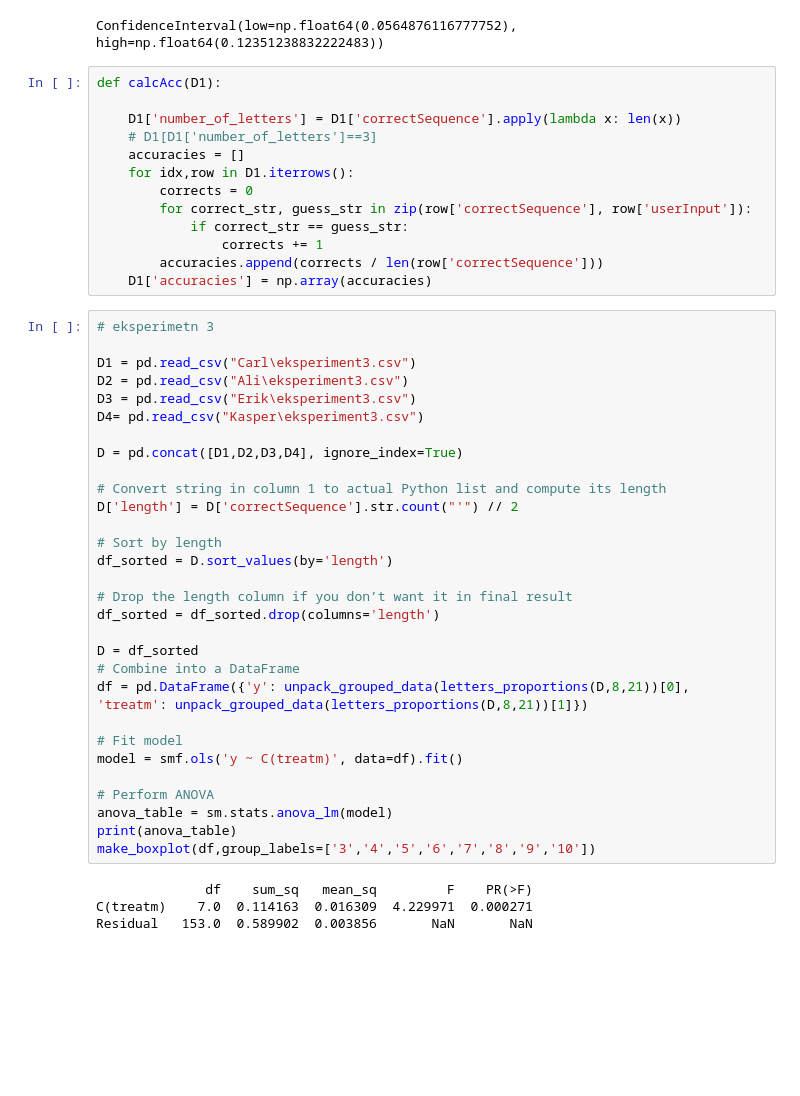
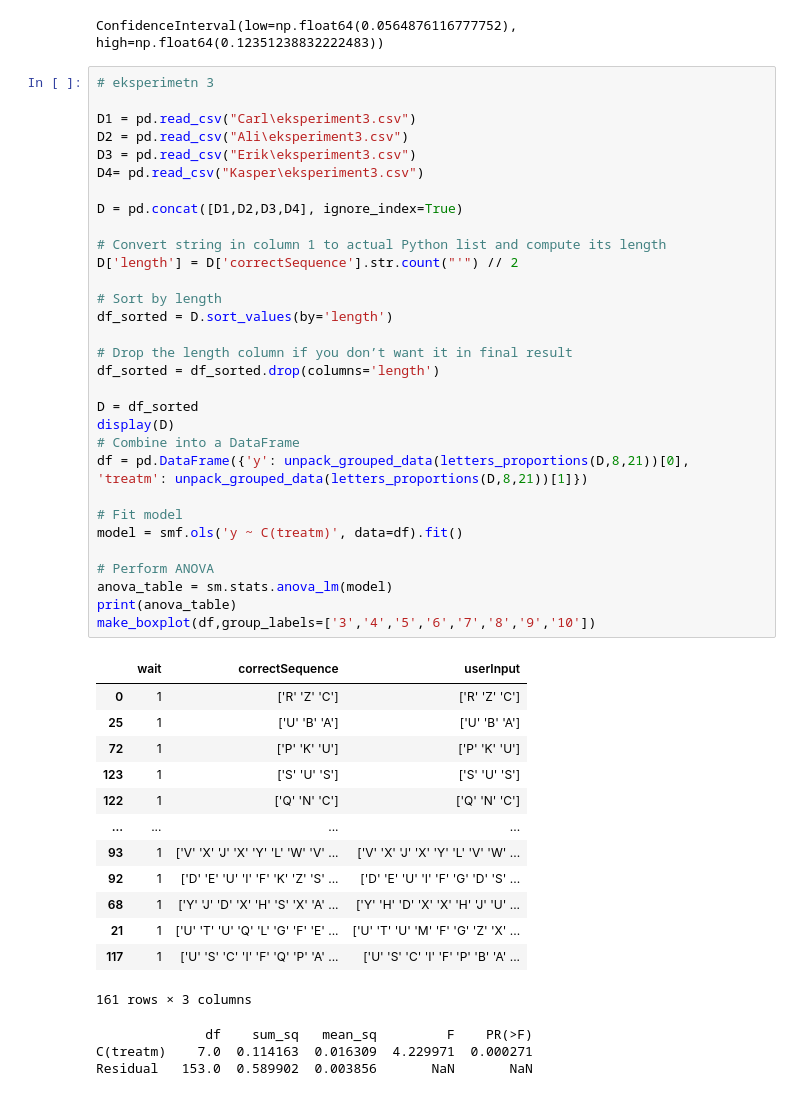
Before and after one commit to KasperKCarlsen/02464---Mini-Project-1, a Jupyter notebook: stats.ipynb, the cells around one changed output. Cells and saved outputs as stored; diff of their text form; blank space fills up the shorter version.

```diff
--- a/stats.ipynb
+++ b/stats.ipynb
@@ -288,53 +304,54 @@ stats.ttest_rel(work_false, work_true).confidence_interval(0.95)
 0.3607142857142857 0.27071428571428574
 T-statistic: 5.3576, p-value: 1.051120563996224e-06
 ConfidenceInterval(low=np.float64(0.0564876116777752), high=np.float64(0.12351238832222483))
-# %%
-def calcAcc(D1):
-
-    D1['number_of_letters'] = D1['correctSequence'].apply(lambda x: len(x))
-    # D1[D1['number_of_letters']==3]
-    accuracies = []
-    for idx,row in D1.iterrows():
-        corrects = 0
-        for correct_str, guess_str in zip(row['correctSequence'], row['userInput']):
-            if correct_str == guess_str:
-                corrects += 1
-        accuracies.append(corrects / len(row['correctSequence']))
-    D1['accuracies'] = np.array(accuracies)
 # %%
 # eksperimetn 3
 
 D1 = pd.read_csv("Carl\eksperiment3.csv")
 D2 = pd.read_csv("Ali\eksperiment3.csv")
 D3 = pd.read_csv("Erik\eksperiment3.csv")
 D4= pd.read_csv("Kasper\eksperiment3.csv")
 
 D = pd.concat([D1,D2,D3,D4], ignore_index=True)
 
 # Convert string in column 1 to actual Python list and compute its length
 D['length'] = D['correctSequence'].str.count("'") // 2
 
 # Sort by length
 df_sorted = D.sort_values(by='length')
 
 # Drop the length column if you don’t want it in final result
 df_sorted = df_sorted.drop(columns='length')
 
 D = df_sorted
+display(D)
 # Combine into a DataFrame
 df = pd.DataFrame({'y': unpack_grouped_data(letters_proportions(D,8,21))[0], 'treatm': unpack_grouped_data(letters_proportions(D,8,21))[1]})
 
 # Fit model
 model = smf.ols('y ~ C(treatm)', data=df).fit()
 
 # Perform ANOVA
 anova_table = sm.stats.anova_lm(model)
 print(anova_table)
 make_boxplot(df,group_labels=['3','4','5','6','7','8','9','10'])
 # %% [output]
+|  | wait | correctSequence | userInput |
+| 0 | 1 | ['R' 'Z' 'C'] | ['R' 'Z' 'C'] |
+| 25 | 1 | ['U' 'B' 'A'] | ['U' 'B' 'A'] |
+| 72 | 1 | ['P' 'K' 'U'] | ['P' 'K' 'U'] |
+| 123 | 1 | ['S' 'U' 'S'] | ['S' 'U' 'S'] |
+| 122 | 1 | ['Q' 'N' 'C'] | ['Q' 'N' 'C'] |
+| ... | ... | ... | ... |
+| 93 | 1 | ['V' 'X' 'J' 'X' 'Y' 'L' 'W' 'V' ... | ['V' 'X' 'J' 'X' 'Y' 'L' 'V' 'W' ... |
+| 92 | 1 | ['D' 'E' 'U' 'I' 'F' 'K' 'Z' 'S' ... | ['D' 'E' 'U' 'I' 'F' 'G' 'D' 'S' ... |
+| 68 | 1 | ['Y' 'J' 'D' 'X' 'H' 'S' 'X' 'A' ... | ['Y' 'H' 'D' 'X' 'X' 'H' 'J' 'U' ... |
+| 21 | 1 | ['U' 'T' 'U' 'Q' 'L' 'G' 'F' 'E' ... | ['U' 'T' 'U' 'M' 'F' 'G' 'Z' 'X' ... |
+| 117 | 1 | ['U' 'S' 'C' 'I' 'F' 'Q' 'P' 'A' ... | ['U' 'S' 'C' 'I' 'F' 'P' 'B' 'A' ... |
-              df    sum_sq   mean_sq         F    PR(>F)
-C(treatm)    7.0  0.114163  0.016309  4.229971  0.000271
-Residual   153.0  0.589902  0.003856       NaN       NaN
+161 rows × 3 columns
+              df    sum_sq   mean_sq         F    PR(>F)
+C(treatm)    7.0  0.114163  0.016309  4.229971  0.000271
+Residual   153.0  0.589902  0.003856       NaN       NaN
 [figure]
 # %%
 compute_pairwise_CIs(df,group_labels=['3','4','5','6','7','8','9','10'])
```
Also changed, not shown: parts of 16 cells of this notebook.
